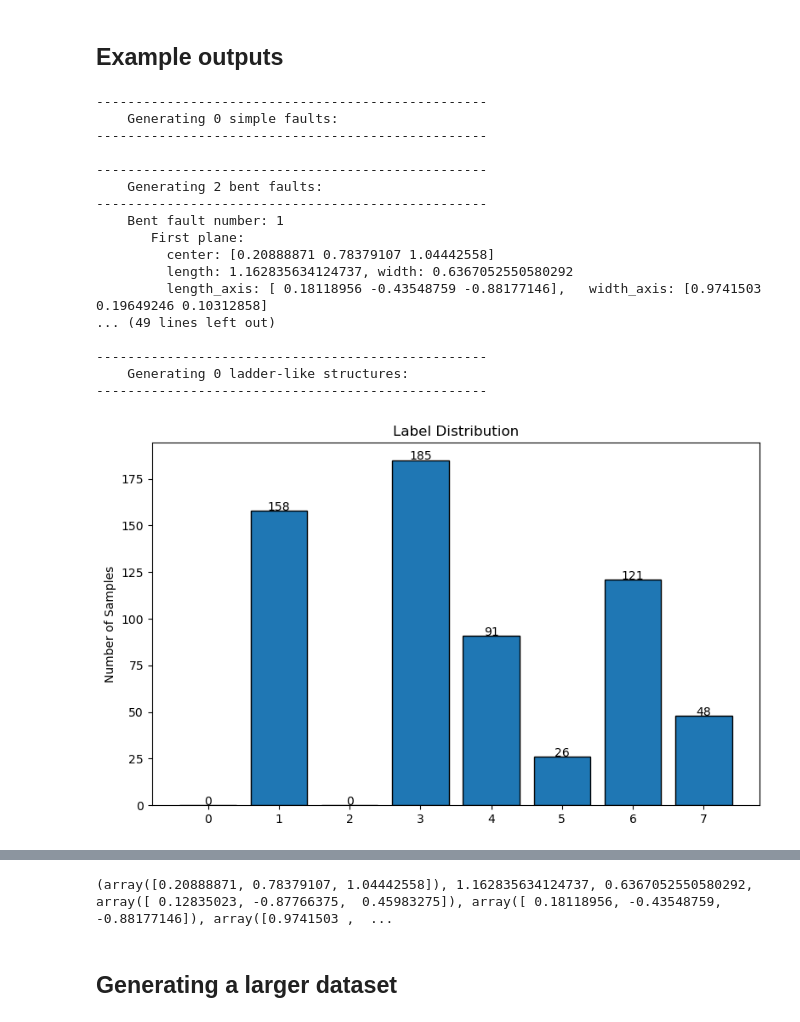
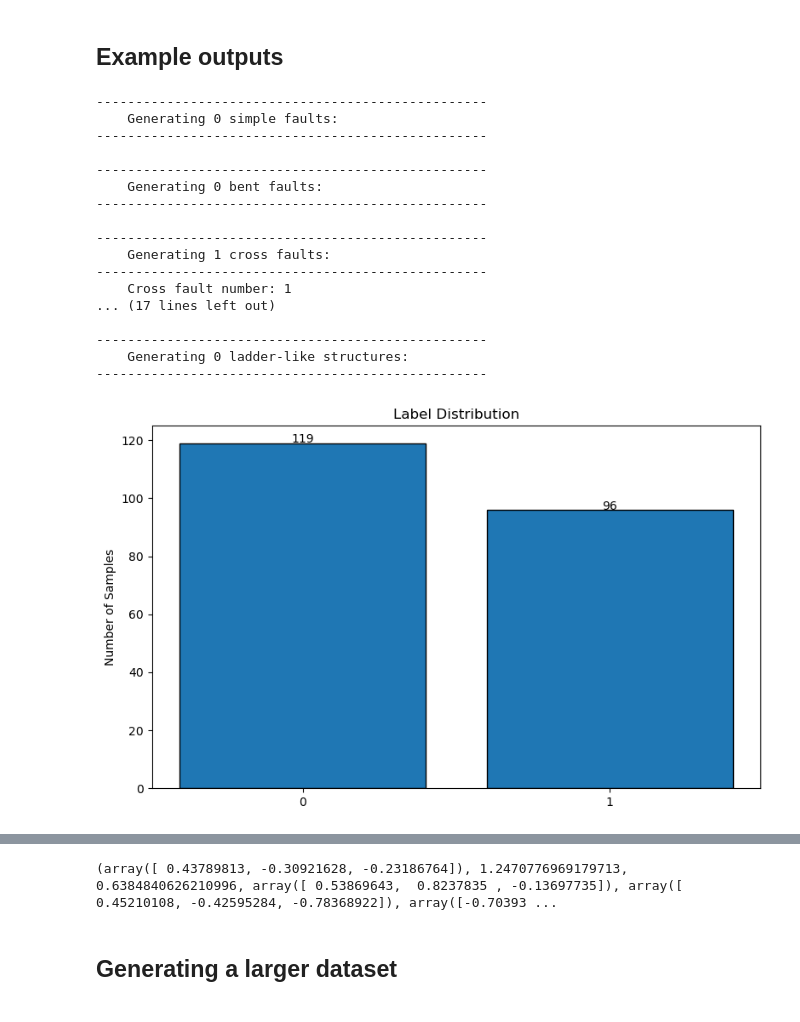
Before and after one commit to samhouliston/DSL_Quake_Fault_Reconstruction, a Jupyter notebook: synthetics/synthetics_python.ipynb, the cells around one changed output, grey strips where cells are left out. Cells and saved outputs as stored; diff of their text form; code cells hidden in the pictures.

```diff
--- a/synthetics/synthetics_python.ipynb
+++ b/synthetics/synthetics_python.ipynb
@@ -226,10 +226,11 @@ def generate_faults_metadata(n_simple_faults, n_bent_faults, n_cross_faults, n_Y
         #cross_factor = np.random.uniform(0.6, 1.4)
         cross_factor = 1
         crossed_length = cross_factor * main_length
-        crossed_width = 0.6*cross_factor * main_width
-        crossed_length_axis = main_width_axis
-        crossed_width_axis = main_normal
-        crossed_normal = np.cross(crossed_length_axis, crossed_width_axis)
+        crossed_width = 0.8*cross_factor * main_width
+        crossed_normal = main_length_axis
+        crossed_length_axis = main_normal
+        crossed_width_axis = np.cross(crossed_length_axis, crossed_normal)
+
         faults_info.append((cross_center, crossed_length, crossed_width, crossed_normal, crossed_length_axis, crossed_width_axis))
 
         if VERBOSE:
@@ -671,37 +672,37 @@ plot_label_distribution(labels)
 ## Example outputs
 # %%
 n_simple_faults = 0
-n_bent_faults = 2
-n_cross_faults = 0
-n_Y_faults = 1
-n_parallel_faults = 1
+n_bent_faults = 0
+n_cross_faults = 1
+n_Y_faults = 0
+n_parallel_faults = 0
 n_structures = 0
 
 # Generate fault metadata
 fault_metadata_list = generate_faults_metadata(n_simple_faults, n_bent_faults, n_cross_faults, n_Y_faults, n_parallel_faults, n_structures, eps_center=0.5, domain_scale=1, VERBOSE=True)
 
 # Generate point cloud for the fault
 fault_points_list, labels = generate_point_list_from_metadata_list(fault_metadata_list, n_simple_faults, n_bent_faults, n_cross_faults, n_Y_faults, n_parallel_faults)
 
 plot_label_distribution(labels)
 multi_static_plot_better(fault_points_list, fault_metadata_list, show_plane=True, show_axes=True)
 multi_interactive_plot_better(fault_points_list, fault_metadata_list, show_plane=True, show_axes=False)
 # %% [output]
 --------------------------------------------------
     Generating 0 simple faults:
 --------------------------------------------------
 
 --------------------------------------------------
-    Generating 2 bent faults:
+    Generating 0 bent faults:
 --------------------------------------------------
-    Bent fault number: 1
-       First plane:
-         center: [0.20888871 0.78379107 1.04442558]
-         length: 1.162835634124737, width: 0.6367052550580292
-         length_axis: [ 0.18118956 -0.43548759 -0.88177146],   width_axis: [0.9741503  0.19649246 0.10312858]
-... (49 lines left out)
+
+--------------------------------------------------
+    Generating 1 cross faults:
+--------------------------------------------------
+    Cross fault number: 1
+... (17 lines left out)
 
 --------------------------------------------------
     Generating 0 ladder-like structures:
 --------------------------------------------------
-[figure, old version]
+[figure, new version]
@@ -709,4 +710,4 @@ multi_interactive_plot_better(fault_points_list, fault_metadata_list, show_plane
-(array([0.20888871, 0.78379107, 1.04442558]), 1.162835634124737, 0.6367052550580292, array([ 0.12835023, -0.87766375,  0.45983275]), array([ 0.18118956, -0.43548759, -0.88177146]), array([0.9741503 ,  ...
+(array([ 0.43789813, -0.30921628, -0.23186764]), 1.2470776969179713, 0.6384840626210996, array([ 0.53869643,  0.8237835 , -0.13697735]), array([ 0.45210108, -0.42595284, -0.78368922]), array([-0.70393 ...
 # %% [markdown]
 ## Generating a larger dataset
 # %%
```
Also changed, not shown: parts of 1 cell of this notebook, 1 other file.
